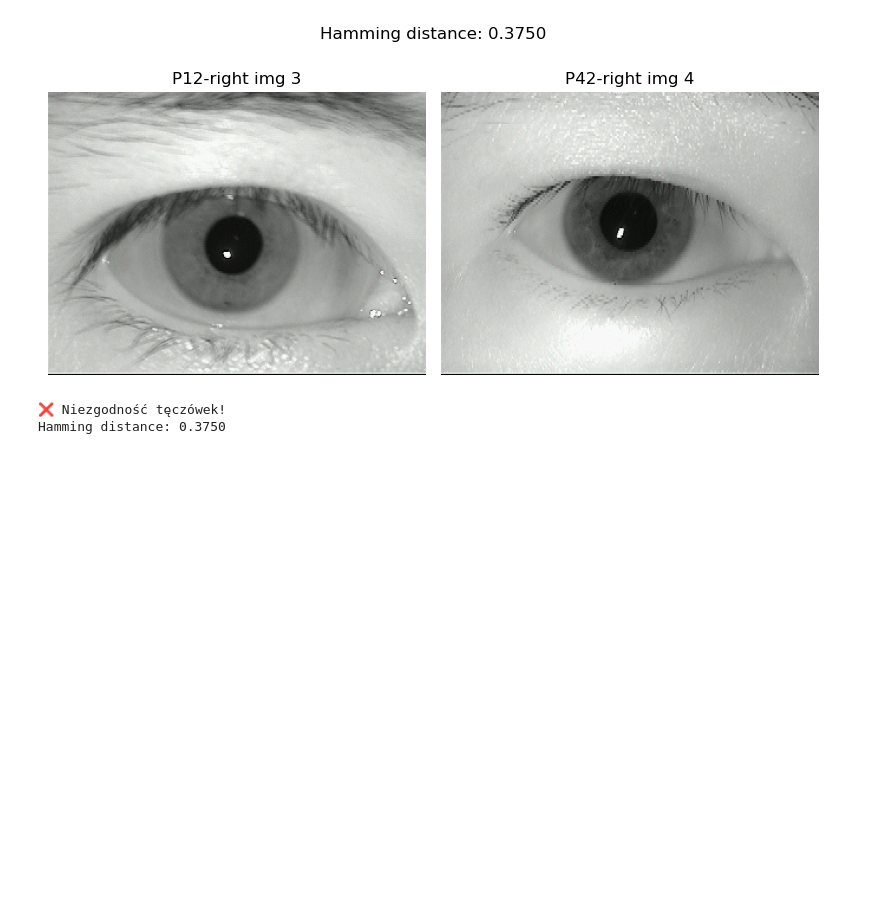
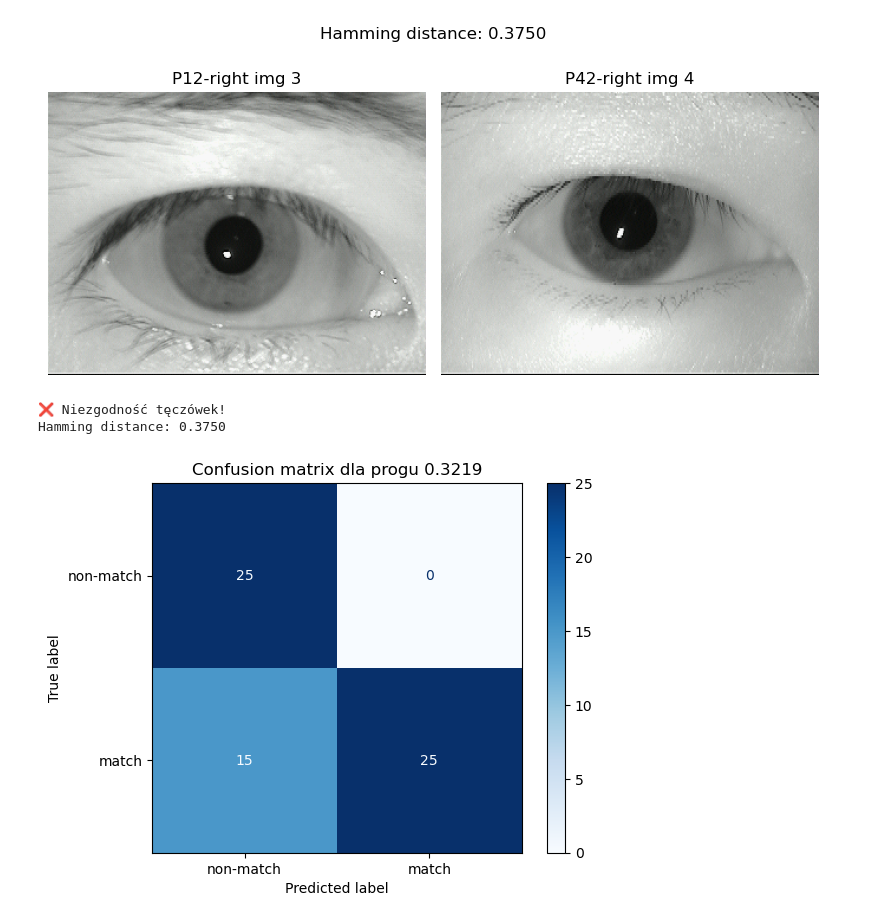
Before and after one commit to FilipLangiewicz/IrisPrediction, a Jupyter notebook: main.ipynb, the cells around one changed output. Saved outputs shown, nothing was run; the diff lists cells and outputs as text; code cells hidden in the pictures; blank space fills up the shorter version.

Commit message:
addition of confusion matrix and other metrics, including GINI

```diff
--- a/main.ipynb
+++ b/main.ipynb
@@ -950,3 +962,54 @@ d = compare_two_images(
 [figure]
 ❌ Niezgodność tęczówek!
 Hamming distance: 0.3750
+# %%
+
+# Lista osób do porównań w obrębie jednej osoby
+person_ids1 = [14, 23, 42, 44]
+# Lista osób do porównań między osobami
+person_ids2 = [14, 23]
+
+# Progi i parametry funkcji
+eye = "right"
+f_value = np.pi
+sigma = 4.42
+threshold = 0.3219
+
+y_true = []
+y_pred = []
+
+# 1) Intra–person: wszystkie pary różnych zdjęć tej samej osoby
+for pid in person_ids1:
+    for i1, i2 in combinations(range(1, 6), 2):
+        dist = compare_two_images(
+            person_id1=pid, eye1=eye, index1=i1,
+            index2=i2,
+            f_value=f_value, sigma=sigma, threshold=threshold, verbose=False
+        )
+        y_true.append(1)             # etykieta „match” (ta sama osoba)
+        y_pred.append(int(dist <= threshold))
+
+# 2) Inter–person: wszystkie pary zdjęć między dwoma różnymi osobami
+for pid1, pid2 in combinations(person_ids2, 2):
+    for i1, i2 in product(range(1, 6), range(1, 6)):
+        dist = compare_two_images(
+            person_id1=pid1, eye1=eye, index1=i1,
+            person_id2=pid2, eye2=eye, index2=i2,
+            f_value=f_value, sigma=sigma, threshold=threshold, verbose=False
+        )
+        y_true.append(0)             # etykieta „non-match” (różne osoby)
+        y_pred.append(int(dist <= threshold))
+
+# 3) Confusion matrix
+labels = [0, 1]  # 0 = non-match, 1 = match
+cm = confusion_matrix(y_true, y_pred, labels=labels)
+
+disp = ConfusionMatrixDisplay(
+    confusion_matrix=cm,
+    display_labels=["non-match", "match"]
+)
+disp.plot(cmap="Blues")
+plt.title("Confusion matrix dla progu 0.3219")
+plt.show()
+# %% [output]
+[figure, added]
```
Also changed, not shown: parts of 15 cells of this notebook, 13 other files.
